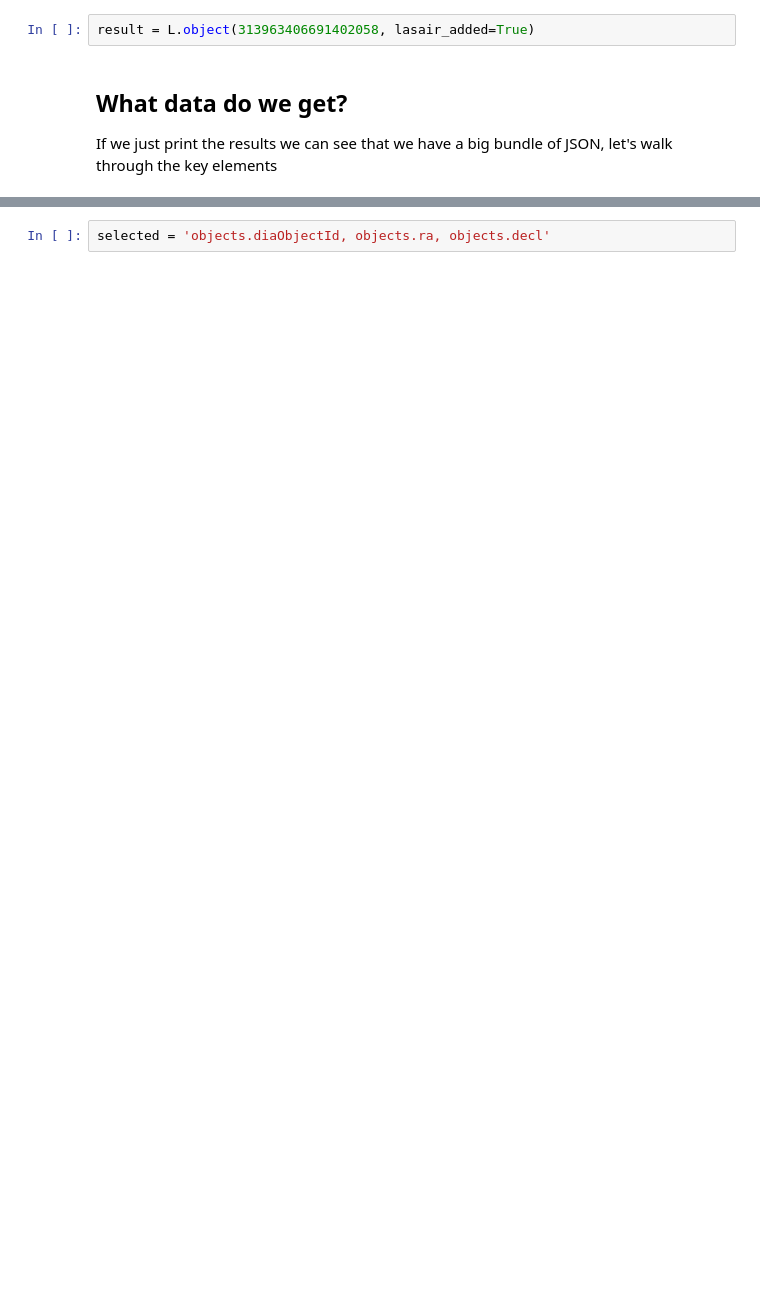
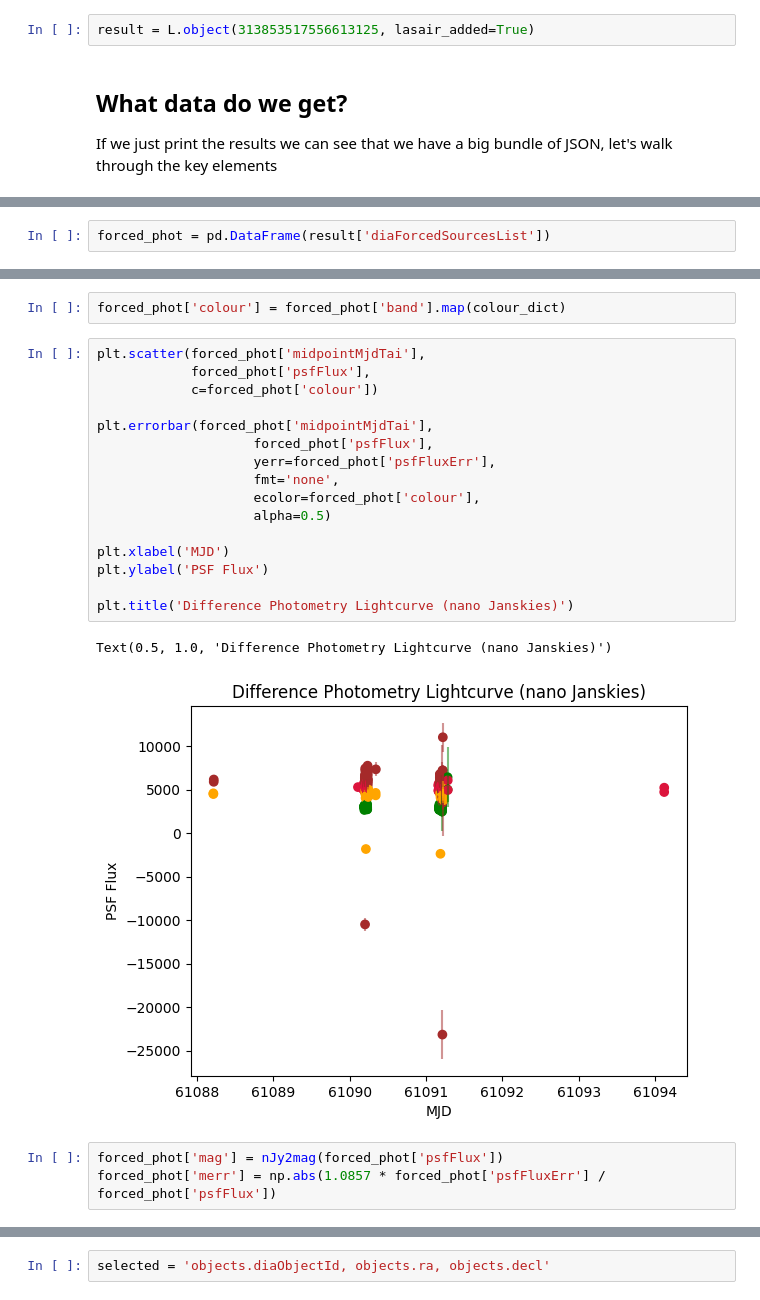
Before and after one commit to lsst-uk/lasair-lsst-examples, a Jupyter notebook: notebooks/API_recipes.ipynb, the cells around one changed output, grey strips where cells are left out. Saved outputs shown, nothing was run; the diff lists cells and outputs as text; blank space fills up the shorter version.

```diff
--- a/notebooks/API_recipes.ipynb
+++ b/notebooks/API_recipes.ipynb
@@ -118,7 +117,7 @@ nearest  313998569323888791 at separation 0.00
 
 <h2 align="center">  2. Query by diaObjectId and Getting Familiar with the data</h1>
 # %%
-result = L.object(313963406691402058, lasair_added=True)
+result = L.object(313853517556613125, lasair_added=True)
 # %% [markdown]
 ## What data do we get?
 
@@ -210,0 +226,2 @@ dict_keys(['nDiaSources', 'firstDiaSourceMjdTai', 'lastDiaSourceMjdTai', 'glat',
+# %%
+forced_phot = pd.DataFrame(result['diaForcedSourcesList'])
@@ -210,0 +237,24 @@ dict_keys(['nDiaSources', 'firstDiaSourceMjdTai', 'lastDiaSourceMjdTai', 'glat',
+# %%
+forced_phot['colour'] = forced_phot['band'].map(colour_dict)
+# %%
+plt.scatter(forced_phot['midpointMjdTai'],
+            forced_phot['psfFlux'],
+            c=forced_phot['colour'])
+
+plt.errorbar(forced_phot['midpointMjdTai'],
+                    forced_phot['psfFlux'],
+                    yerr=forced_phot['psfFluxErr'],
+                    fmt='none',
+                    ecolor=forced_phot['colour'],
+                    alpha=0.5)
+
+plt.xlabel('MJD')
+plt.ylabel('PSF Flux')
+
+plt.title('Difference Photometry Lightcurve (nano Janskies)')
+# %% [output]
+Text(0.5, 1.0, 'Difference Photometry Lightcurve (nano Janskies)')
+[figure, added]
+# %%
+forced_phot['mag'] = nJy2mag(forced_phot['psfFlux'])
+forced_phot['merr'] = np.abs(1.0857 * forced_phot['psfFluxErr'] / forced_phot['psfFlux'])
```
Also changed, not shown: parts of 23 cells of this notebook, 1 other file.
